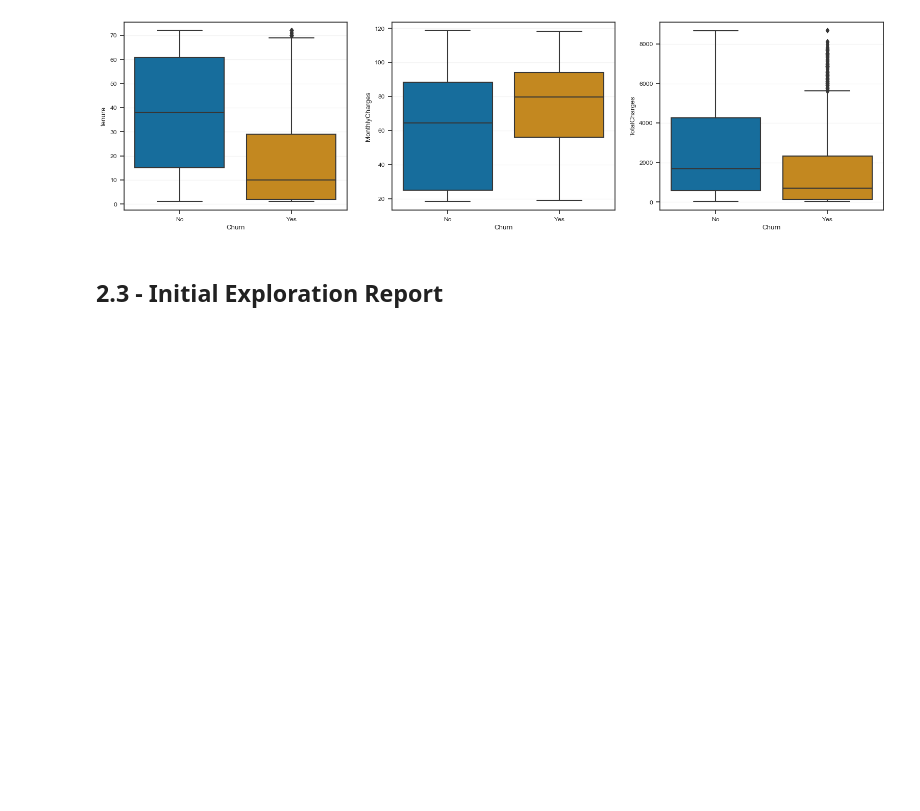
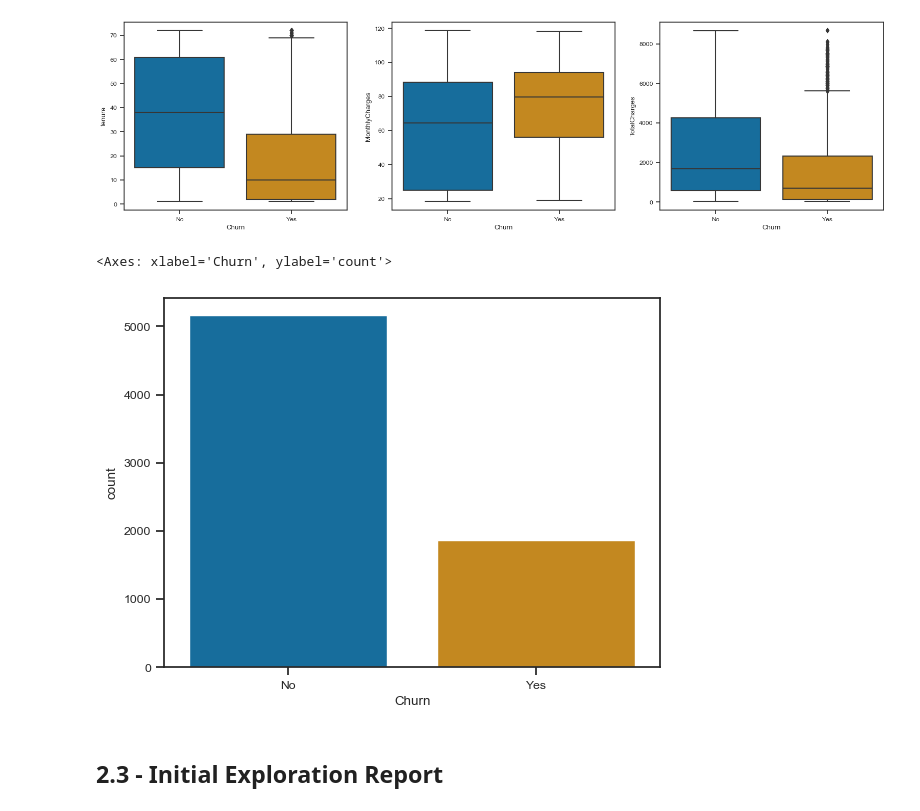
Before and after one commit to guipradow/churn_prediction, a Jupyter notebook: churn_prediction.ipynb, the cells around one changed output. Drawn from its saved outputs; the diff is of its cells as text; code cells hidden in the pictures; blank space fills up the shorter version.

```diff
--- a/churn_prediction.ipynb
+++ b/churn_prediction.ipynb
@@ -22,7 +41,7 @@ sns.set_theme(
     palette="colorblind",
     font_scale=.8,
     rc = {
-        "axes.grid": True,
+        "axes.grid": False,
         "grid.alpha": .2,
         "axes.titlesize": "x-large",
         "axes.titleweight": "bold",
@@ -107,10 +146,11 @@ print(df["SeniorCitizen"].unique())
 df["SeniorCitizen"] = df["SeniorCitizen"].astype("category")
 
 # Selecting numerical and categorical columns after converting SeniorCitizen
-num_cols = df.select_dtypes("number").columns
+num_cols = df.select_dtypes("number").columns.to_list()
 cat_cols = (
                 df.select_dtypes(exclude="number")
                 .columns.drop(labels=["customerID", "Churn"])
+                .to_list()
             )
 
 # Converting categorical features into category
@@ -131,6 +171,13 @@ for ax, col in zip(axes, num_cols):
     sns.boxplot(data=df, y=col, x="Churn", ax=ax, showfliers=True)
 # %% [output]
 [figure]
+# %%
+# Proportion of churn and no churn in the dataset
+churn_values = df["Churn"].map({"No": 0, "Yes": 1})
+sns.countplot(data=df, x="Churn")
+# %% [output]
+<Axes: xlabel='Churn', ylabel='count'>
+[figure, added]
 # %% [markdown]
 ## 2.3 - Initial Exploration Report
 # %% [markdown]
```
Also changed, not shown: parts of 33 cells of this notebook.
